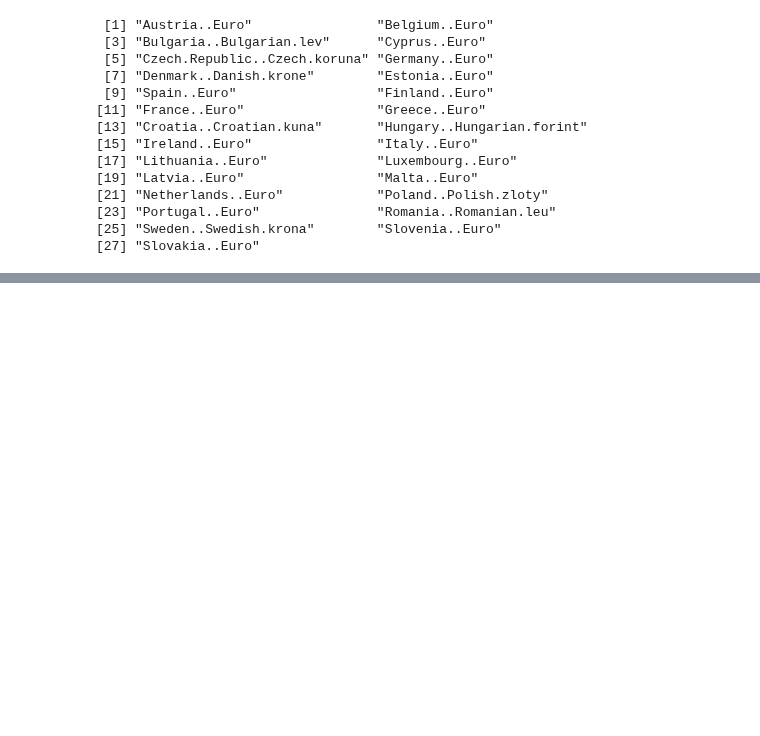
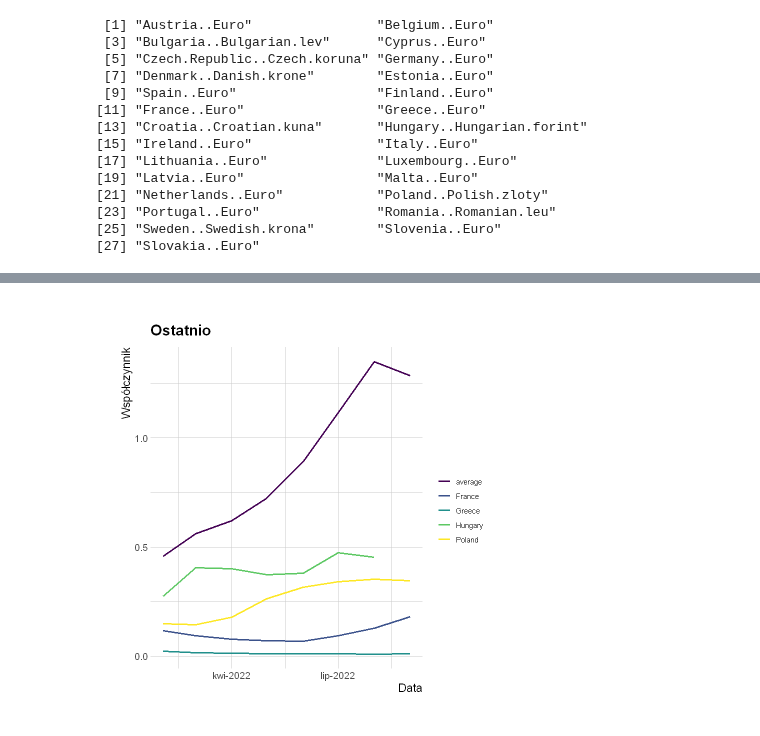
Before and after one commit to AdamixD/SAD_Projekt_1, a Jupyter notebook: Zadanie2.ipynb, the cells around one changed output, grey strips where cells are left out. Cells and saved outputs as stored; diff of their text form; code cells hidden in the pictures; blank space fills up the shorter version.

```diff
--- a/Zadanie2.ipynb
+++ b/Zadanie2.ipynb
@@ -276,0 +312,5 @@ plot(war_data, war_data$Period, war_data$Poland, war_data$France, war_data$Hunga
+# %%
+before_pandemic_data_tidy <- before_pandemic_data |> pivot_longer(-Period, names_to = "country", values_to = "coefficient")
+pandemic_data_tidy <- pandemic_data |> pivot_longer(-Period, names_to = "country", values_to = "coefficient")
+before_war_data_tidy <- before_war_data |> pivot_longer(-Period, names_to = "country", values_to = "coefficient")
+war_data_tidy <- war_data |> pivot_longer(-Period, names_to = "country", values_to = "coefficient")
@@ -276,0 +319,19 @@ plot(war_data, war_data$Period, war_data$Poland, war_data$France, war_data$Hunga
+# %%
+plot <- function(data, title, countries) {
+  data |>
+    ggplot(aes(x=Period, y=coefficient, group=country, color=country)) +
+    scale_color_viridis(discrete = TRUE, labels = countries) +
+    geom_line(size=1) +
+    guides(fill=guide_legend(title=NULL)) +
+    xlab("Data") + ylab("Współczynnik") +
+    ggtitle(title) +
+    theme_ipsum() +
+    scale_x_date(date_labels = "%b-%Y") +
+    theme(
+      legend.title = element_blank(),
+      plot.title = element_text(size=18),
+      axis.title.x = element_text(size=14),
+      axis.title.y = element_text(size=14),
+        text=element_text(family="CM Roman")
+    )
+}
@@ -276,0 +345,12 @@ plot(war_data, war_data$Period, war_data$Poland, war_data$France, war_data$Hunga
+# %%
+countries = c( 'average', 'France', 'Greece', 'Hungary', 'Poland')
+# %%
+picks_overall_tidy = filter(deposits_to_inflation_tidy, country %in% countries)
+picks_before_pandemic_data_tidy = filter(before_pandemic_data_tidy, country %in% countries)
+picks_pandemic_data_tidy = filter(pandemic_data_tidy, country %in% countries)
+picks_before_war_data_tidy = filter(before_war_data_tidy, country %in% countries)
+picks_war_data_tidy = filter(war_data_tidy, country %in% countries)
+# %%
+plot(picks_war_data_tidy, "Ostatnio", countries)
+# %% [output]
+[figure, added]
```
Also changed, not shown: parts of 28 cells of this notebook.
